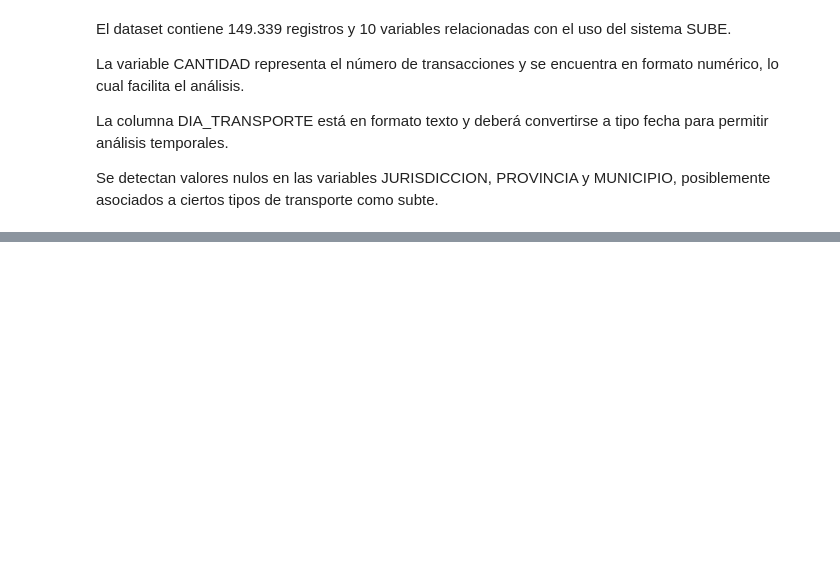
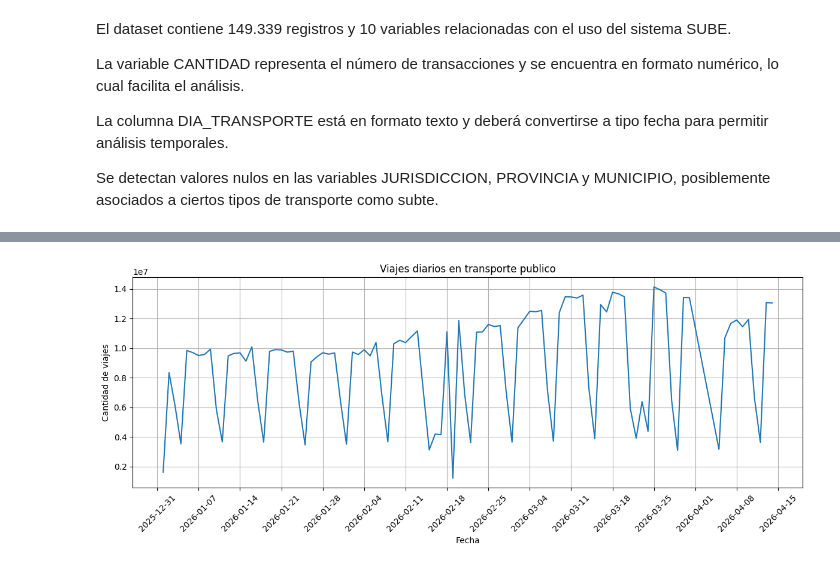
Before and after one commit to NachoGalle/Analisis-del-transporte-publico-en-Argentina, a Jupyter notebook: notebooks/eda_1.ipynb, the cells around one changed output, grey strips where cells are left out. Cells and saved outputs as stored; diff of their text form; code cells hidden in the pictures; blank space fills up the shorter version.

Commit message:
analizo cantidad de viajes diarios y por dia de semana

```diff
--- a/notebooks/eda_1.ipynb
+++ b/notebooks/eda_1.ipynb
@@ -46,3 +49,6 @@ La variable CANTIDAD representa el número de transacciones y se encuentra en fo
 La columna DIA_TRANSPORTE está en formato texto y deberá convertirse a tipo fecha para permitir análisis temporales.
 
 Se detectan valores nulos en las variables JURISDICCION, PROVINCIA y MUNICIPIO, posiblemente asociados a ciertos tipos de transporte como subte.
+# %%
+df['DIA_TRANSPORTE'] = pd.to_datetime(df['DIA_TRANSPORTE'])
+df['DIA_TRANSPORTE'].dtype
@@ -48,0 +57,3 @@ Se detectan valores nulos en las variables JURISDICCION, PROVINCIA y MUNICIPIO,
+# %%
+df_viajes_diarios = df.groupby('DIA_TRANSPORTE', as_index=False)['CANTIDAD'].sum()
+df_viajes_diarios.info()
@@ -48,0 +70,14 @@ Se detectan valores nulos en las variables JURISDICCION, PROVINCIA y MUNICIPIO,
+# %%
+fig, ax = plt.subplots(figsize=(12, 5))
+ax.plot(df_viajes_diarios['DIA_TRANSPORTE'], df_viajes_diarios['CANTIDAD'])
+ax.set_title('Viajes diarios en transporte publico')
+ax.set_xlabel('Fecha')
+ax.set_ylabel('Cantidad de viajes')
+ax.xaxis.set_major_locator(mdates.DayLocator(interval=7))
+ax.xaxis.set_major_formatter(mdates.DateFormatter('%Y-%m-%d'))
+plt.xticks(rotation=45)
+plt.grid(True)
+plt.tight_layout()
+plt.show()
+# %% [output]
+[figure, added]
```
Also changed, not shown: parts of 7 cells of this notebook.
